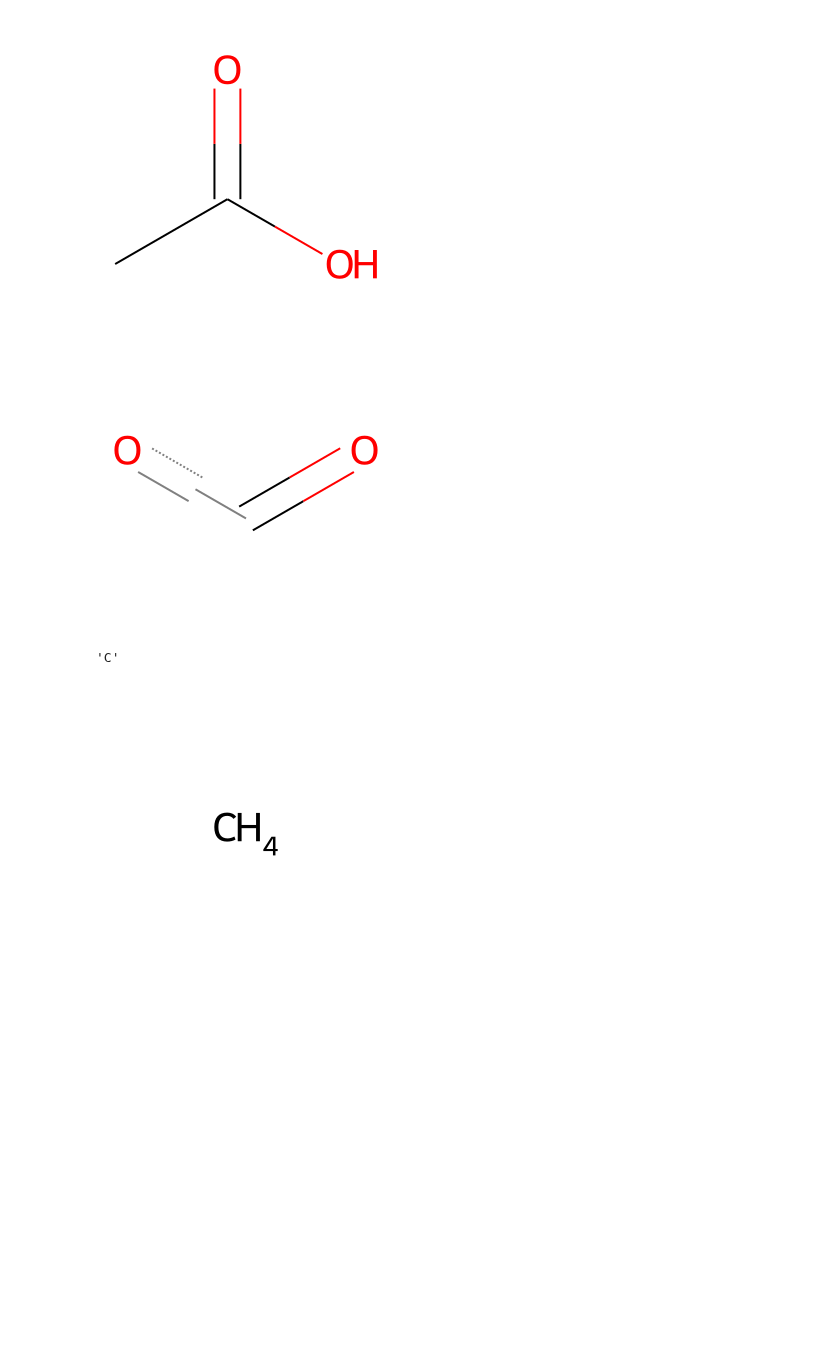
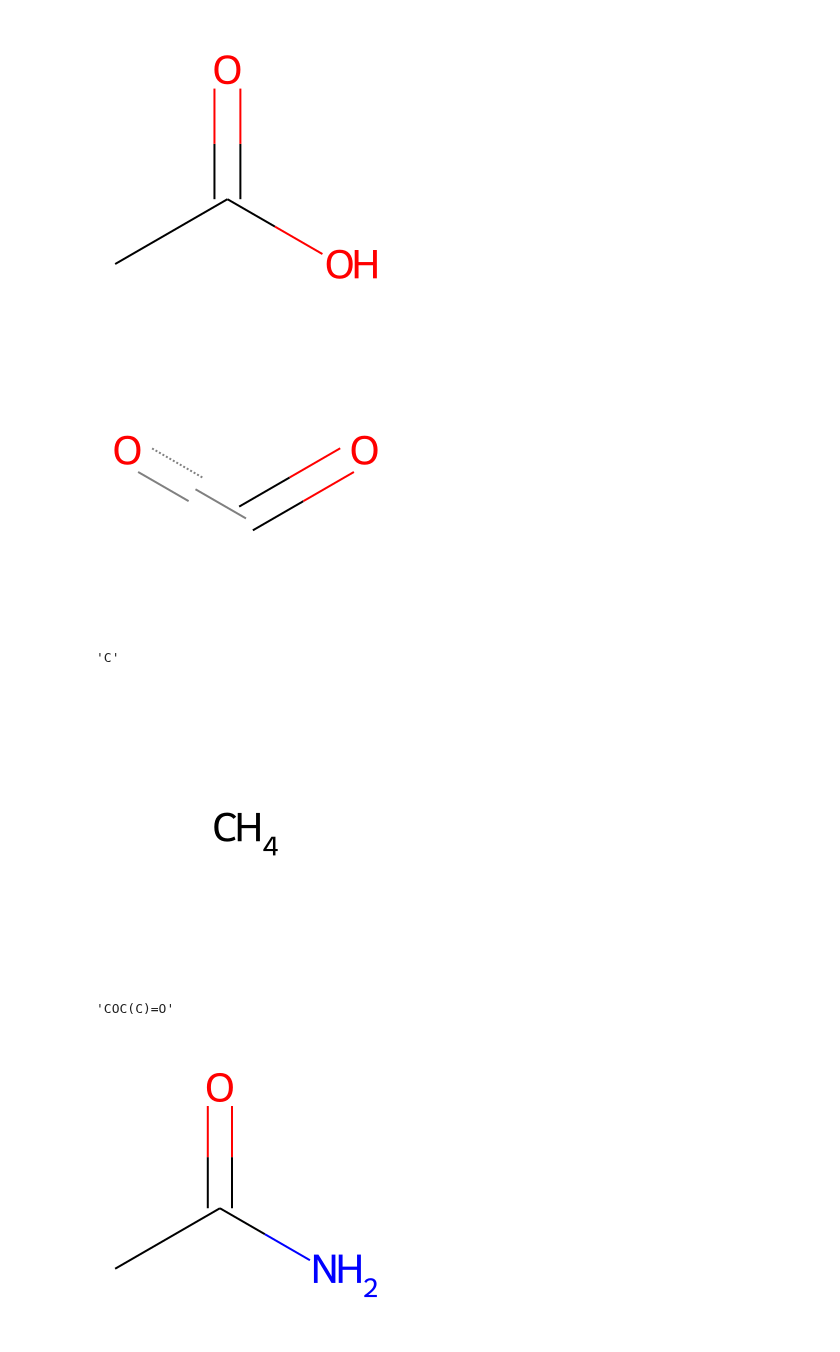
Before and after one commit to bertiewooster/RDKit-playing, a Jupyter notebook: tutorial_examples.ipynb, the cells around one changed output. Cells and saved outputs as stored; diff of their text form; code cells hidden in the pictures; blank space fills up the shorter version.

Commit message:
Finish Substructure-based transformations

```diff
--- a/tutorial_examples.ipynb
+++ b/tutorial_examples.ipynb
@@ -46,3 +46,15 @@ Chem.MolToSmiles(rm)
 Draw.MolToImage(rm)
 # %% [output]
 [figure]
+# %%
+repl3 = Chem.MolFromSmiles("OC")
+patt3 = Chem.MolFromSmarts("[$(NC(=O))]")
+m3 = Chem.MolFromSmiles("CC(=O)N")
+rms = AllChem.ReplaceSubstructs(m3, patt3, repl3)
+Chem.MolToSmiles(rms[0])
+# %% [output]
+'COC(C)=O'
+# %%
+Draw.MolToImage(m3)
+# %% [output]
+[figure, added]
```
Also changed, not shown: parts of 8 cells of this notebook.
